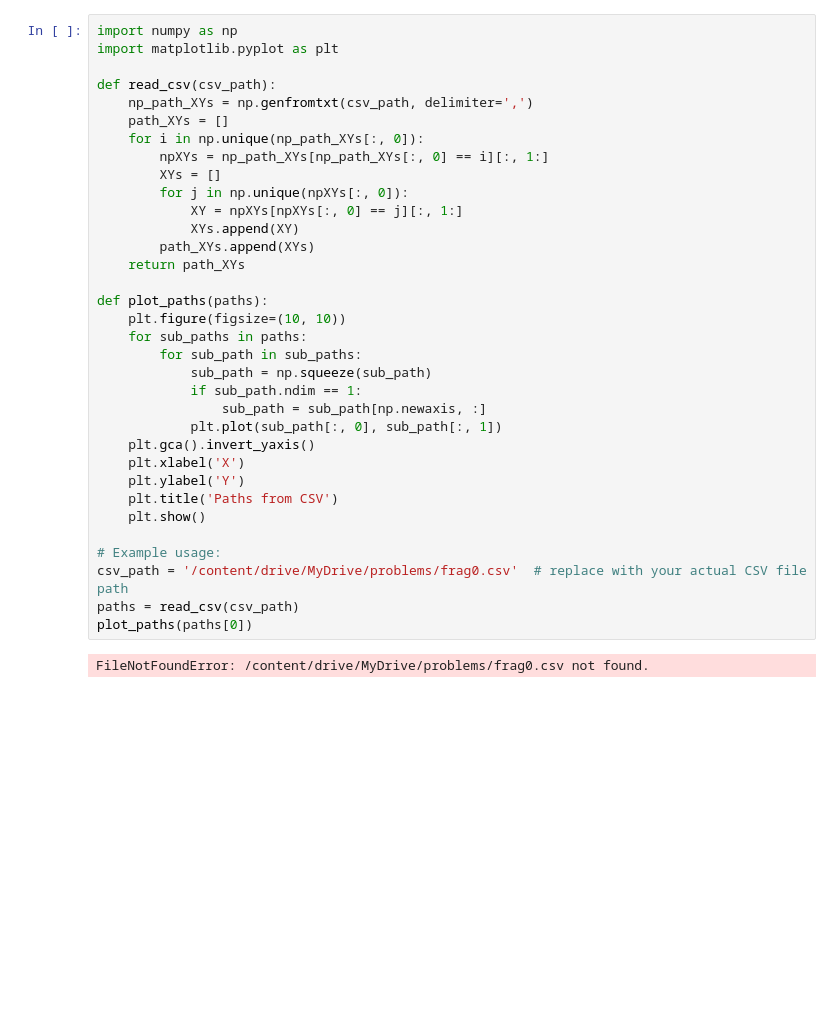
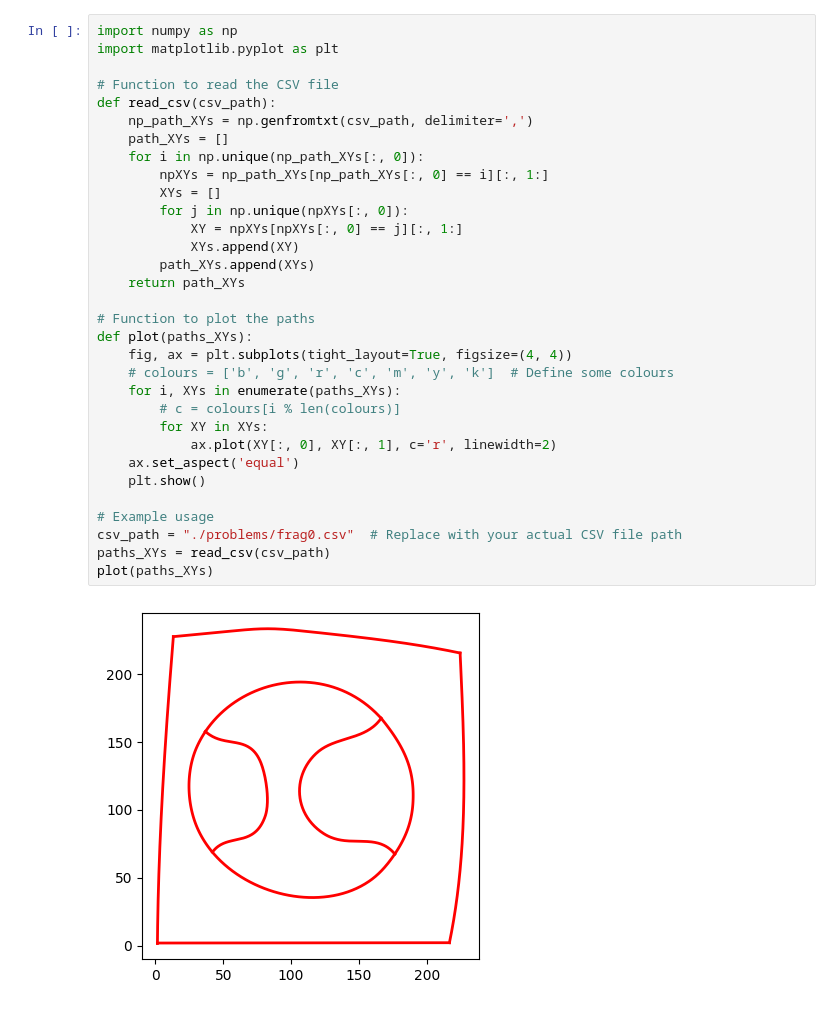
Before and after one commit to dpschauhan/Adobe-GenSolve-2k24, a Jupyter notebook: adobe.ipynb, the cells around one changed output. Cells and saved outputs as stored; diff of their text form; blank space fills up the shorter version.

```diff
--- a/adobe.ipynb
+++ b/adobe.ipynb
@@ -1,36 +1,34 @@
 # %%
 import numpy as np
 import matplotlib.pyplot as plt
 
+# Function to read the CSV file
 def read_csv(csv_path):
     np_path_XYs = np.genfromtxt(csv_path, delimiter=',')
     path_XYs = []
     for i in np.unique(np_path_XYs[:, 0]):
         npXYs = np_path_XYs[np_path_XYs[:, 0] == i][:, 1:]
         XYs = []
         for j in np.unique(npXYs[:, 0]):
             XY = npXYs[npXYs[:, 0] == j][:, 1:]
             XYs.append(XY)
         path_XYs.append(XYs)
     return path_XYs
 
-def plot_paths(paths):
-    plt.figure(figsize=(10, 10))
-    for sub_paths in paths:
-        for sub_path in sub_paths:
-            sub_path = np.squeeze(sub_path)
-            if sub_path.ndim == 1:
-                sub_path = sub_path[np.newaxis, :]
-            plt.plot(sub_path[:, 0], sub_path[:, 1])
-    plt.gca().invert_yaxis()
-    plt.xlabel('X')
-    plt.ylabel('Y')
-    plt.title('Paths from CSV')
+# Function to plot the paths
+def plot(paths_XYs):
+    fig, ax = plt.subplots(tight_layout=True, figsize=(4, 4))
+    # colours = ['b', 'g', 'r', 'c', 'm', 'y', 'k']  # Define some colours
+    for i, XYs in enumerate(paths_XYs):
+        # c = colours[i % len(colours)]
+        for XY in XYs:
+            ax.plot(XY[:, 0], XY[:, 1], c='r', linewidth=2)
+    ax.set_aspect('equal')
     plt.show()
 
-# Example usage:
-csv_path = '/content/drive/MyDrive/problems/frag0.csv'  # replace with your actual CSV file path
-paths = read_csv(csv_path)
-plot_paths(paths[0])
+# Example usage
+csv_path = "./problems/frag0.csv"  # Replace with your actual CSV file path
+paths_XYs = read_csv(csv_path)
+plot(paths_XYs)
 # %% [output]
-FileNotFoundError: /content/drive/MyDrive/problems/frag0.csv not found.
+[figure, added]
```
Also changed, not shown: parts of 3 cells of this notebook.
